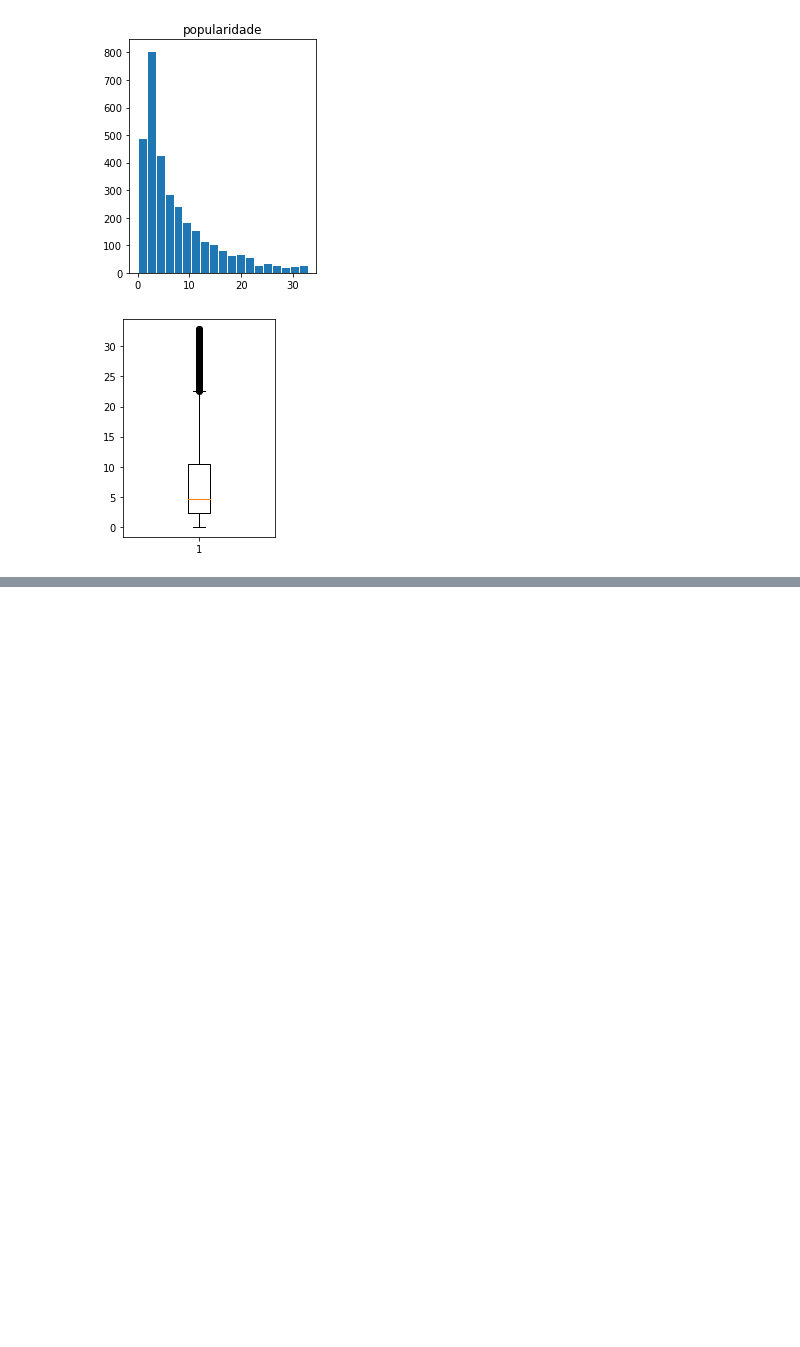
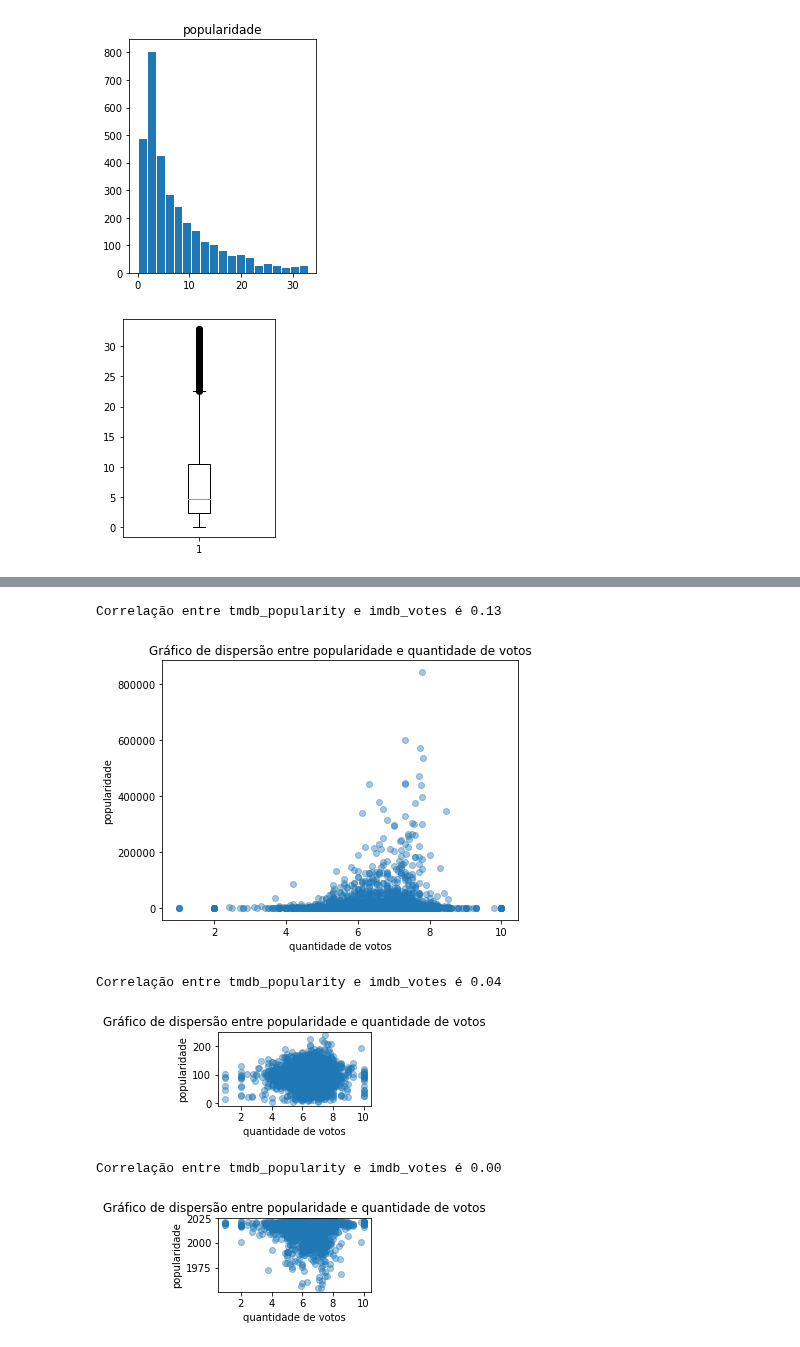
Before and after one commit to insper-classroom/22-2c-cd-p2-grupo_mace_girls, a Jupyter notebook: dados/relatorio.ipynb, the cells around one changed output, grey strips where cells are left out. Drawn from its saved outputs; the diff is of its cells as text; code cells hidden in the pictures; blank space fills up the shorter version.

```diff
--- a/dados/relatorio.ipynb
+++ b/dados/relatorio.ipynb
@@ -270,0 +295,18 @@ Correlação entre tmdb_popularity e imdb_votes é 0.09
+# %%
+fig = plt.figure(figsize=(14, 14))
+
+plt.subplot(322)
+scatter(nota_tmdb, votos_imdb)
+
+plt.subplot(323)
+scatter(nota_tmdb, duracao)
+
+plt.subplot(324)
+scatter(nota_tmdb, lancamento)
+# %% [output]
+Correlação entre tmdb_popularity e imdb_votes é 0.13
+[figure, added]
+Correlação entre tmdb_popularity e imdb_votes é 0.04
+[figure, added]
+Correlação entre tmdb_popularity e imdb_votes é 0.00
+[figure, added]
```
Also changed, not shown: parts of 20 cells of this notebook.
